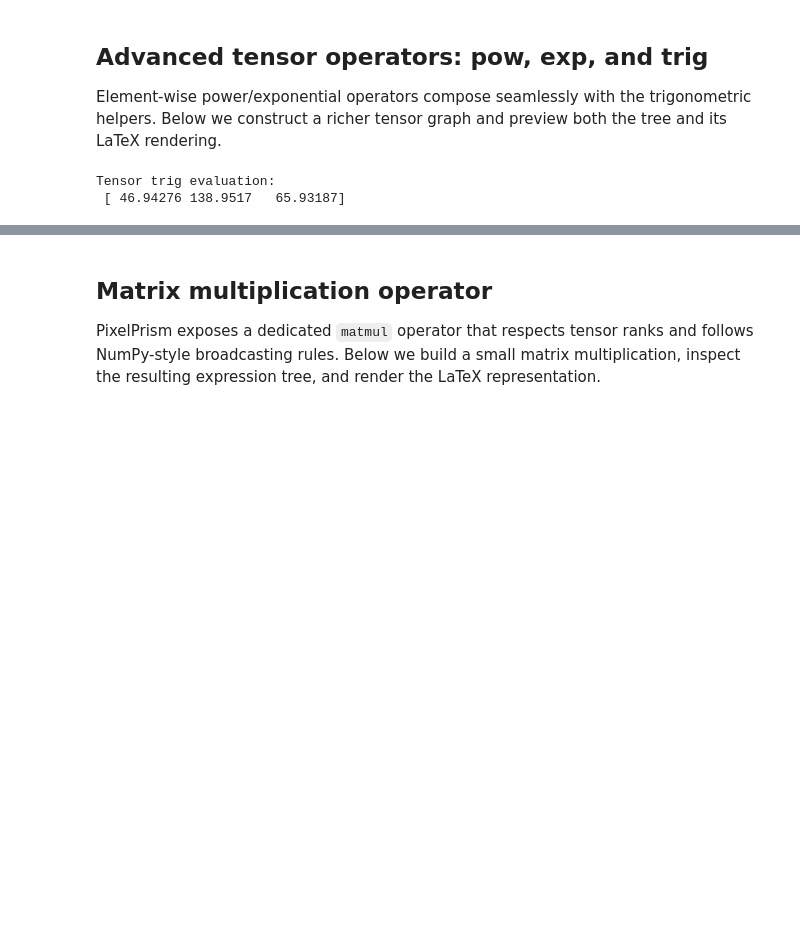
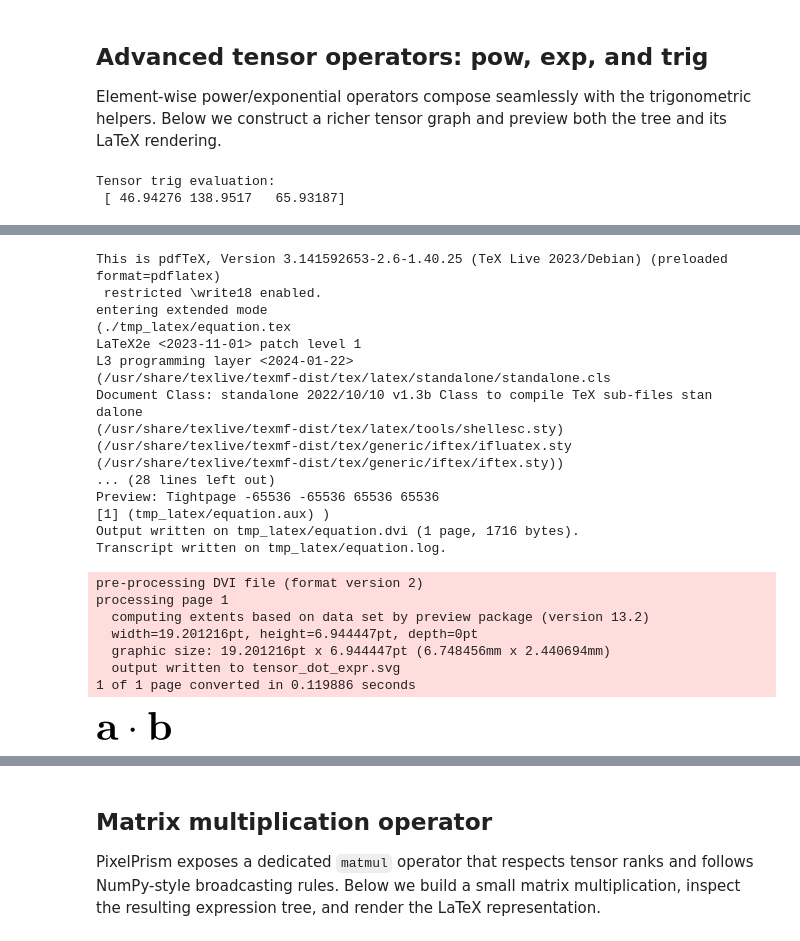
Before and after one commit to nschaetti/PixelPrism, a Jupyter notebook: notebooks/math/basic/basis_tensor.ipynb, the cells around one changed output, grey strips where cells are left out. Cells and saved outputs as stored; diff of their text form; code cells hidden in the pictures; blank space fills up the shorter version.

```diff
--- a/notebooks/math/basic/basis_tensor.ipynb
+++ b/notebooks/math/basic/basis_tensor.ipynb
@@ -208,0 +217,5 @@ processing page 1
+# %%
+vec_a = utils.vector(name="\mathbf{a}", value=[1.0, 2.0, 3.0], dtype=DType.FLOAT32)
+vec_b = utils.vector(name="\mathbf{b}", value=[4.0, 5.0, 6.0], dtype=DType.FLOAT32)
+dot_expr = LA.dot(vec_a, vec_b)
+print("Dot product evaluation:", dot_expr.eval())
@@ -208,0 +229,29 @@ processing page 1
+# %%
+dot_latex = render_latex(dot_expr, output_path="tensor_dot_expr.svg")
+dot_latex
+# %% [output]
+This is pdfTeX, Version 3.141592653-2.6-1.40.25 (TeX Live 2023/Debian) (preloaded format=pdflatex)
+ restricted \write18 enabled.
+entering extended mode
+(./tmp_latex/equation.tex
+LaTeX2e <2023-11-01> patch level 1
+L3 programming layer <2024-01-22>
+(/usr/share/texlive/texmf-dist/tex/latex/standalone/standalone.cls
+Document Class: standalone 2022/10/10 v1.3b Class to compile TeX sub-files stan
+dalone
+(/usr/share/texlive/texmf-dist/tex/latex/tools/shellesc.sty)
+(/usr/share/texlive/texmf-dist/tex/generic/iftex/ifluatex.sty
+(/usr/share/texlive/texmf-dist/tex/generic/iftex/iftex.sty))
+... (28 lines left out)
+Preview: Tightpage -65536 -65536 65536 65536
+[1] (tmp_latex/equation.aux) )
+Output written on tmp_latex/equation.dvi (1 page, 1716 bytes).
+Transcript written on tmp_latex/equation.log.
+pre-processing DVI file (format version 2)
+processing page 1
+  computing extents based on data set by preview package (version 13.2)
+  width=19.201216pt, height=6.944447pt, depth=0pt
+  graphic size: 19.201216pt x 6.944447pt (6.748456mm x 2.440694mm)
+  output written to tensor_dot_expr.svg
+1 of 1 page converted in 0.119886 seconds
+[figure, added]
```
Also changed, not shown: parts of 10 cells of this notebook, 7 other files.
